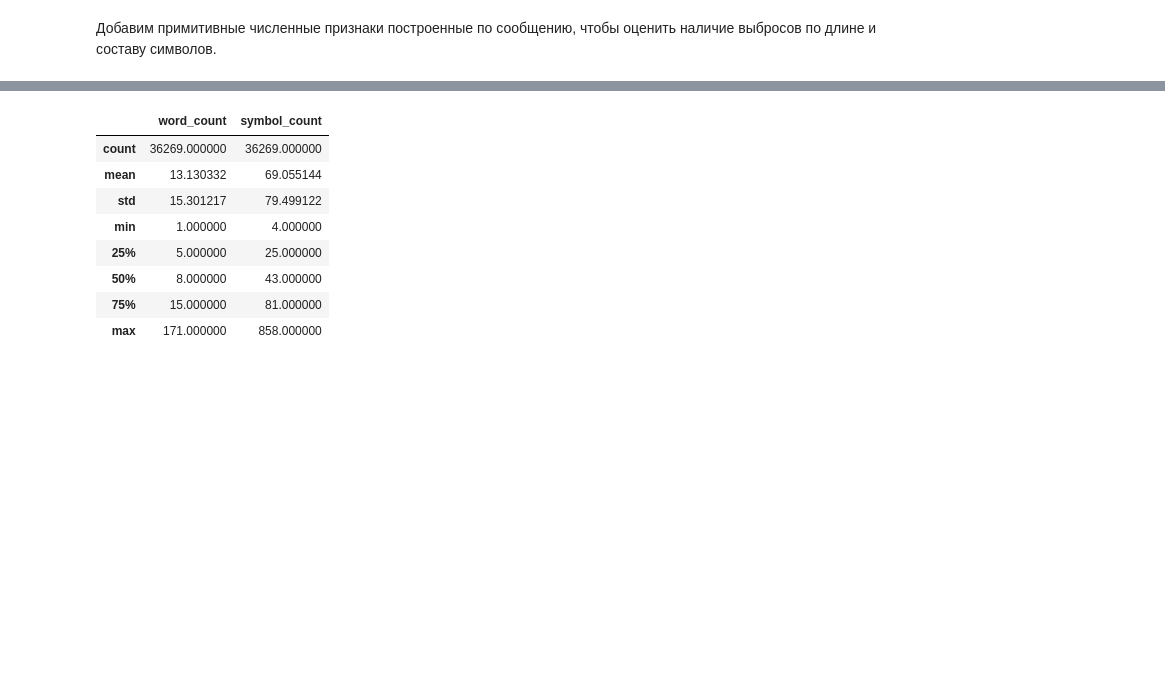
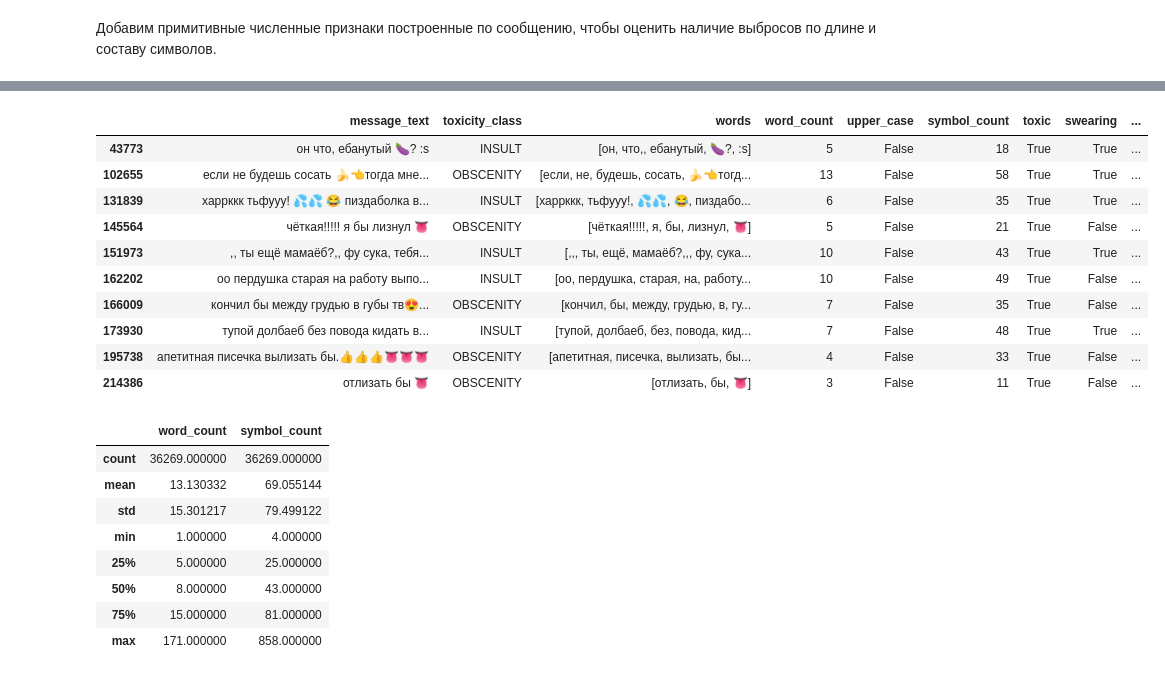
Before and after one commit to toxic-comments/toxic-comments, a Jupyter notebook: eda/toxic_comments_eda.ipynb, the cells around one changed output, grey strips where cells are left out. Cells and saved outputs as stored; diff of their text form; code cells hidden in the pictures; blank space fills up the shorter version.

```diff
--- a/eda/toxic_comments_eda.ipynb
+++ b/eda/toxic_comments_eda.ipynb
@@ -153,3 +233,17 @@ Name: toxic, dtype: float64
+# %%
+clean_data[(clean_data.toxic) & (clean_data.has_obscene_emoji)]
+# %% [output]
+|  | message_text | toxicity_class | words | word_count | upper_case | symbol_count | toxic | swearing | ... |
+| 43773 | он что, ебанутый 🍆? :s | INSULT | [он, что,, ебанутый, 🍆?, :s] | 5 | False | 18 | True | True | ... |
+| 102655 | если не будешь сосать 🍌👈тогда мне... | OBSCENITY | [если, не, будешь, сосать, 🍌👈тогд... | 13 | False | 58 | True | True | ... |
+| 131839 | харрккк тьфууу! 💦💦 😂 пиздаболка в... | INSULT | [харрккк, тьфууу!, 💦💦, 😂, пиздабо... | 6 | False | 35 | True | True | ... |
+| 145564 | чёткая!!!!! я бы лизнул 👅 | OBSCENITY | [чёткая!!!!!, я, бы, лизнул, 👅] | 5 | False | 21 | True | False | ... |
+| 151973 | ,, ты ещё мамаёб?,, фу сука, тебя... | INSULT | [,,, ты, ещё, мамаёб?,,, фу, сука... | 10 | False | 43 | True | True | ... |
+| 162202 | оо пердушка старая на работу выпо... | INSULT | [оо, пердушка, старая, на, работу... | 10 | False | 49 | True | False | ... |
+| 166009 | кончил бы между грудью в губы тв😍... | OBSCENITY | [кончил, бы, между, грудью, в, гу... | 7 | False | 35 | True | False | ... |
+| 173930 | тупой долбаеб без повода кидать в... | INSULT | [тупой, долбаеб, без, повода, кид... | 7 | False | 48 | True | True | ... |
+| 195738 | апетитная писечка вылизать бы.👍👍👍👅👅👅 | OBSCENITY | [апетитная, писечка, вылизать, бы... | 4 | False | 33 | True | False | ... |
+| 214386 | отлизать бы 👅 | OBSCENITY | [отлизать, бы, 👅] | 3 | False | 11 | True | False | ... |
 # %%
 import matplotlib.pyplot as plt
 
```
Also changed, not shown: parts of 31 cells of this notebook.
